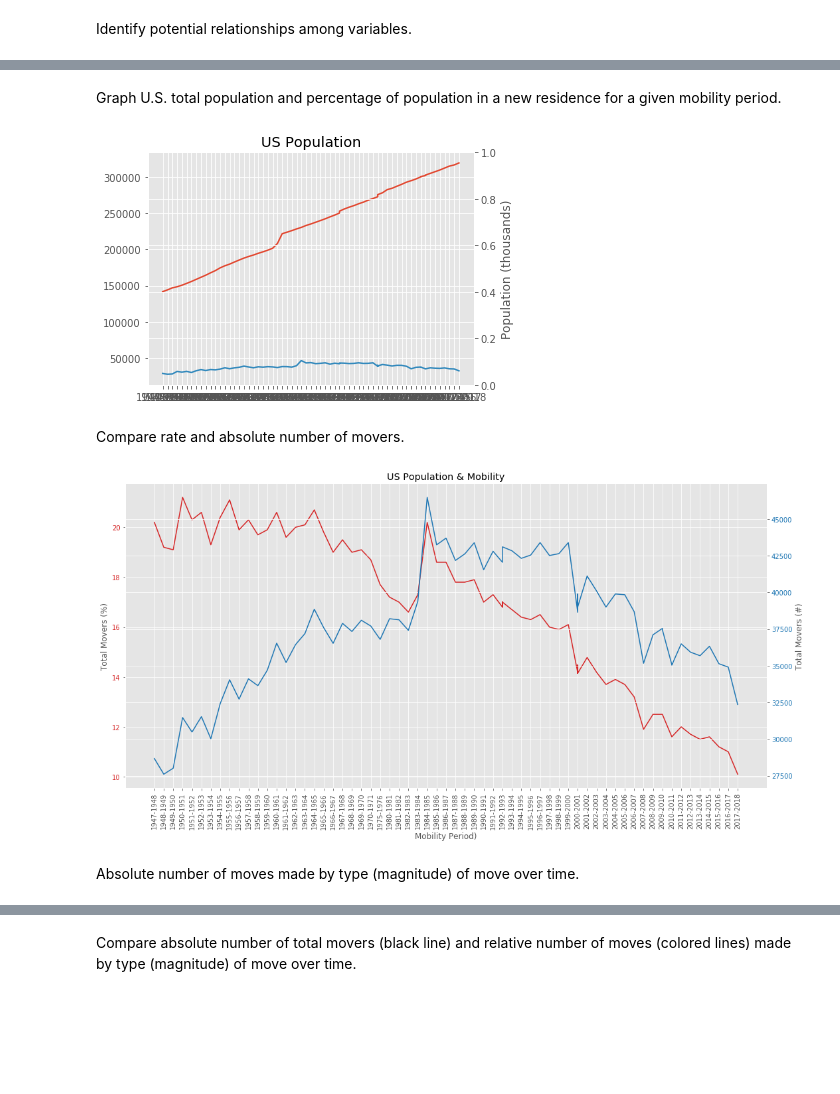
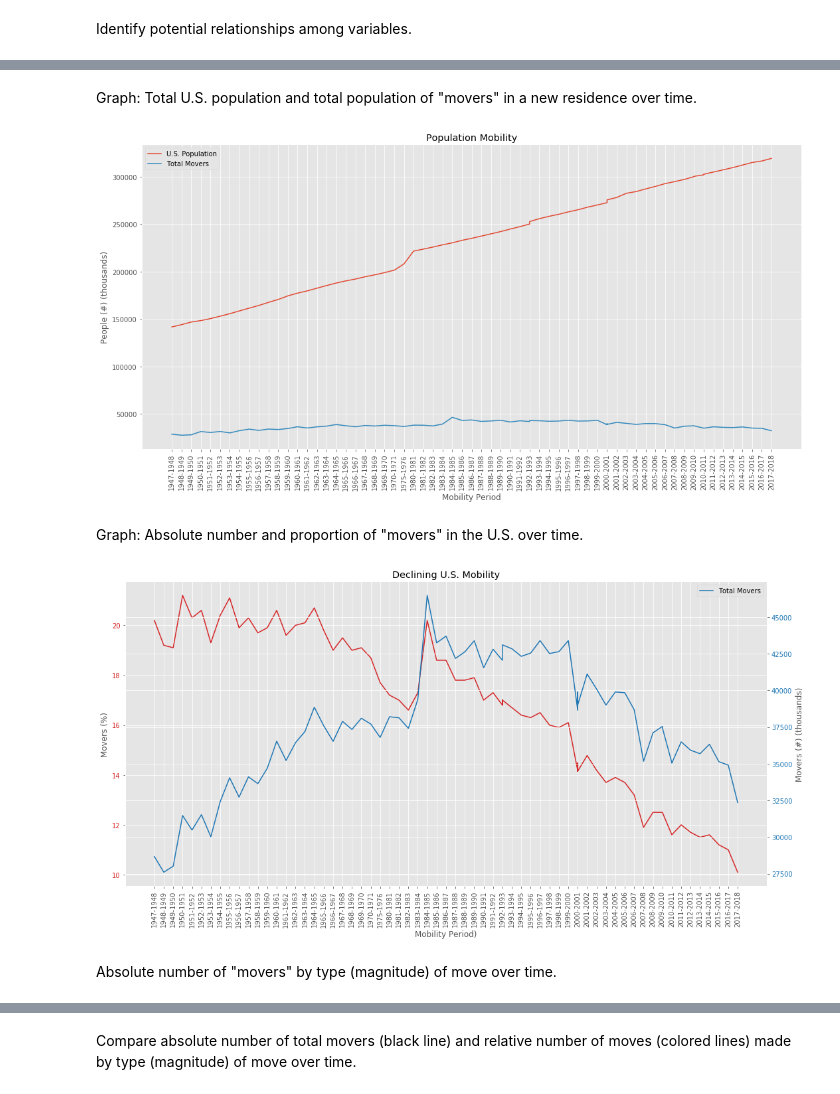
Before and after one commit to johnnyrogers1/The-Complacent-Class, a Jupyter notebook: The Complacent Class/notebooks/a_1_EDA.ipynb, the cells around one changed output, grey strips where cells are left out. Saved outputs shown, nothing was run; the diff lists cells and outputs as text; code cells hidden in the pictures; blank space fills up the shorter version.

Commit message:
C4: Updated graphs and html/markdown cells.

```diff
--- a/The Complacent Class/notebooks/a_1_EDA.ipynb
+++ b/The Complacent Class/notebooks/a_1_EDA.ipynb
@@ -547,5 +486,0 @@ See the caveats in the documentation: http://pandas.pydata.org/pandas-docs/stabl
-# %%
-cols = tab_a_1_rate.columns.tolist()
-m_col = cols[-1:] + cols[1:-1]
-m_col
-tab_a_1_rate = tab_a_1_rate[m_col]
@@ -572,0 +487,24 @@ tab_a_1_rate
+# %%
+l_col = ['l_Mobility_Period',
+        'l_Total 1 Year Old and Over',
+        'l_Same Residence - Non-Movers',
+        'l_Total Movers',
+        'l_Total - DRUS',
+        'l_Same County - DRUS',
+        'l_Total - DRUS DC',
+        'l_Same State - DRUS DC',
+       'l_Different State - DRUS DC',
+        'l_Abroad Movers']
+r_col = ['r_Mobility_Period',
+        'r_Total 1 Year Old and Over',
+        'r_Same Residence - Non-Movers',
+        'r_Total Movers',
+        'r_Total - DRUS',
+        'r_Same County - DRUS',
+        'r_Total - DRUS DC',
+        'r_Same State - DRUS DC',
+        'r_Different State - DRUS DC',
+        'r_Abroad Movers']
+# %%
+tab_a_1_level.columns = l_col
+tab_a_1_rate.columns = r_col
@@ -630,5 +562,2 @@ display(df_a_1.head(10))
 # %% [markdown]
 Identify potential relationships among variables.
-# %%
-df_a_1.drop(["r_Mobility_Period"], inplace = True, axis = 1)
-df_a_1.drop(["r_Total 1 Year Old and Over"], inplace = True, axis = 1)
@@ -657,36 +651,38 @@ df_a_1.corr()
 # %% [markdown]
-Graph U.S. total population and percentage of population in a new residence for a given mobility period.
+Graph: Total U.S. population and total population of "movers" in a new residence over time.
 # %%
 pyplt.style.use("ggplot")
 
 fig1_a_1 = pyplt.figure()
 
 x1 = df_a_1["l_Mobility_Period"]
 y1 = df_a_1["l_Total 1 Year Old and Over"]
 y2 = df_a_1["l_Total Movers"]
 
 ax1 = fig1_a_1.add_subplot(111)
 ax1.plot(x1, y1)
 ax1.plot(x1, y2)
 
-ax2 = ax1.twinx()
+pyplt.xticks(rotation = 90)
 
 pyplt.xlabel("Mobility Period")
-pyplt.xticks(rotation = 90)
 ax1.invert_xaxis()
 
 fig_size = [15, 8]
 pyplt.rcParams["figure.figsize"] = fig_size
 
-pyplt.ylabel("Population (thousands)")
+pyplt.ylabel("People (#) (thousands)")
 
-pyplt.title("US Population")
+pyplt.title("Population Mobility")
+
+legend_labels = ["U.S. Population", "Total Movers"]
+ax1.legend(labels = legend_labels)
 
 fig1_a_1.tight_layout()
 # %% [output]
-[figure, old version]
+[figure, new version]
-# %% [markdown]
-Compare rate and absolute number of movers.
+# %% [markdown]
+Graph: Absolute number and proportion of "movers" in the U.S. over time.
 # %%
 pyplt.style.use("ggplot")
 
@@ -700,7 +696,7 @@ ax1 = fig1_a_1.add_subplot(111)
 
 color = "tab:red"
 ax1.set_xlabel("Mobility Period)")
-ax1.set_ylabel("Total Movers (%)")
+ax1.set_ylabel("Movers (%)")
 ax1.plot(x1, y1, color = color)
 ax1.tick_params(axis = "y", labelcolor = color)
 ax1.invert_xaxis()
@@ -711,21 +707,28 @@ ax2 = ax1.twinx()
 
 color = "tab:blue"
 ax2.set_xlabel("Mobility Period")
-ax2.set_ylabel("Total Movers (#)")
+ax2.set_ylabel("Movers (#) (thousands)")
 ax2.plot(x1, y2, color = color)
 ax2.tick_params(axis = "y", labelcolor = color)
+
+#lines, labels = ax1.get_legend_handles_labels()
+#lines2, labels2 = ax2.get_legend_handles_labels()
+#ax2.legend(lines + lines2, labels + labels2, loc=0)
+
+legend_labels = ["Total Movers", "Population Adjusted"]
+ax2.legend(labels = legend_labels)
 
 fig_size[0] = 15
 fig_size[1] = 8
 pyplt.rcParams["figure.figsize"] = fig_size
 
-pyplt.title("US Population & Mobility")
+pyplt.title("Declining U.S. Mobility")
 
 fig1_a_1.tight_layout()
 # %% [output]
-[figure, old version]
+[figure, new version]
 # %% [markdown]
-Absolute number of moves made by type (magnitude) of move over time.
+Absolute number of "movers" by type (magnitude) of move over time.
 # %%
 pyplt.style.use("ggplot")
 
```
Also changed, not shown: parts of 41 cells of this notebook, 4 other files.
